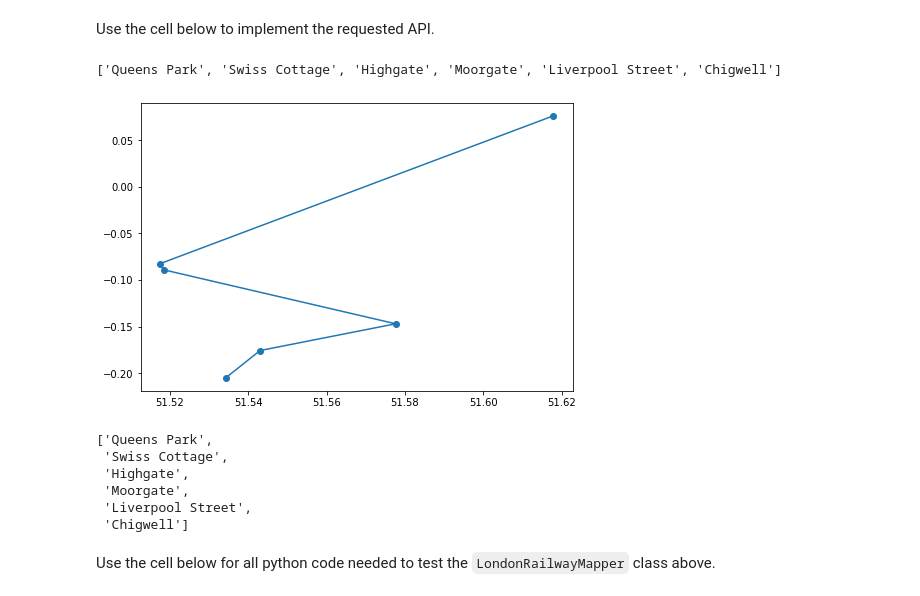
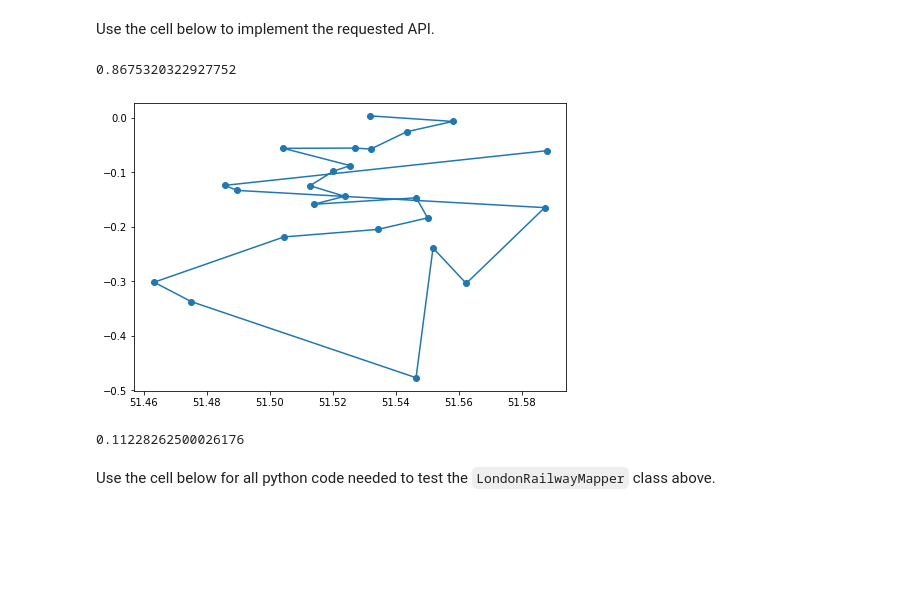
Before and after one commit to ericma1999/algo-coursework, a Jupyter notebook: final notebook/LondonRailwayNetwork.ipynb, the cells around one changed output. Saved outputs shown, nothing was run; the diff lists cells and outputs as text; code cells hidden in the pictures; blank space fills up the shorter version.

Commit message:
added score

```diff
--- a/final notebook/LondonRailwayNetwork.ipynb
+++ b/final notebook/LondonRailwayNetwork.ipynb
@@ -229,14 +229,8 @@ class TSPGraph(Graph):
         self.minEdges = PQ()
         self.__createCompleteGraph(stations)
 
-    def getStationName(self, index):
-        return self.stations[index].getName()
-
     def getStations(self):
         return self.stations.copy()
-
-    def getStation(self, index):
-        return self.stations[index]
 
     def __euclideanDistance(self, lat1, lng1, lat2, lng2):
         return sqrt((lat1-lat2) ** 2 + (lng1-lng2) ** 2)
@@ -742,30 +683,19 @@ class LondonRailwayMapper(AbstractLondonRailwayMapper):
         result = TwoApprox(graph)
         return result.getPath()
 
-    def __useNearestNeighbor(self, graph):
-        result = NearestNeighbor(graph)
-        print(result.getPaths())
-        print(result.getScore())
-
-        return result.getPaths(), result.x, result.y
-
     def __useChristofides(self, graph):
         result =  Christofides(graph).getPath()
         return result
 
     def newRailwayLine(self, inputList):
-        outputList = []
         stations = []
         for stationName in inputList:
             stations.append(self.stations[stationName])
 
         newGraph = TSPGraph(len(inputList), stations)
-        path, x, y = self.__useChristofides(newGraph)
-
-#         print(x)
-#         print(y)
-
-        print(path)
+        path, x, y, score = self.__useTwoApprox(newGraph)
+        print(score)
+#         print(path)
 
         fig = plt.figure()
         ax = fig.add_axes([0,0,1,1])
@@ -774,19 +704,23 @@ class LondonRailwayMapper(AbstractLondonRailwayMapper):
         plt.show()
         return path
 # %%
+import timeit
+
 test = LondonRailwayMapper()
 test.loadStationsAndLines()
-test.newRailwayLine(["Queens Park", "Chigwell", "Moorgate", "Swiss Cottage", "Liverpool Street", "Highgate"])
-# test.newRailwayLine(["Abbey Road", "Barbican", "Bethnal Green", "Cambridge Heath", "Covent Garden", "Dollis Hill", "East Finchley", "Finchley Road and Frognal", "Great Portland Street", "Hackney Wick", "Isleworth", "Kentish Town West", "Leyton", "Marble Arch", "North Wembley", "Old Street", "Pimlico", "Queens Park", "Richmond", "Shepherds Bush", "Tottenham Hale", "Uxbridge", "Vauxhall", "Wapping"])
+
+arguments = ['Abbey Road', 'Barbican', 'Bethnal Green', 'Cambridge Heath', 'Covent Garden', 'Dollis Hill', 'East Finchley', 'Finchley Road and Frognal', 'Great Portland Street', 'Hackney Wick', 'Isleworth', 'Kentish Town West', 'Leyton', 'Marble Arch', 'North Wembley', 'Old Street', 'Pimlico', 'Queens Park', 'Richmond', 'Shepherds Bush', 'Tottenham Hale', 'Uxbridge', 'Vauxhall', 'Wapping', "Stamford Hill", "Acton Town", "Battersea Park"]
+arguments = ["Queens Park", "Chigwell", "Moorgate", "Swiss Cottage", "Liverpool Street", "Highgate"]
+arguments = ['Abbey Road', 'Barbican', 'Bethnal Green', 'Cambridge Heath', 'Covent Garden', 'Dollis Hill', 'East Finchley', 'Finchley Road and Frognal', 'Great Portland Street', 'Hackney Wick', 'Isleworth', 'Kentish Town West', 'Leyton', 'Marble Arch', 'North Wembley', 'Old Street', 'Pimlico', 'Queens Park', 'Richmond', 'Shepherds Bush', 'Tottenham Hale', 'Uxbridge', 'Vauxhall', 'Wapping']
+
+
+t = timeit.Timer(lambda: test.newRailwayLine(arguments))
+time = t.timeit(1) / 1
+print(time)
 # %% [output]
-['Queens Park', 'Swiss Cottage', 'Highgate', 'Moorgate', 'Liverpool Street', 'Chigwell']
+0.8675320322927752
-[figure, old version]
+[figure, new version]
-['Queens Park',
- 'Swiss Cottage',
- 'Highgate',
- 'Moorgate',
- 'Liverpool Street',
- 'Chigwell']
+0.11228262500026176
 # %% [markdown]
 Use the cell below for all python code needed to test the `LondonRailwayMapper` class above.
 # %%
```
Also changed, not shown: parts of 6 cells of this notebook.
